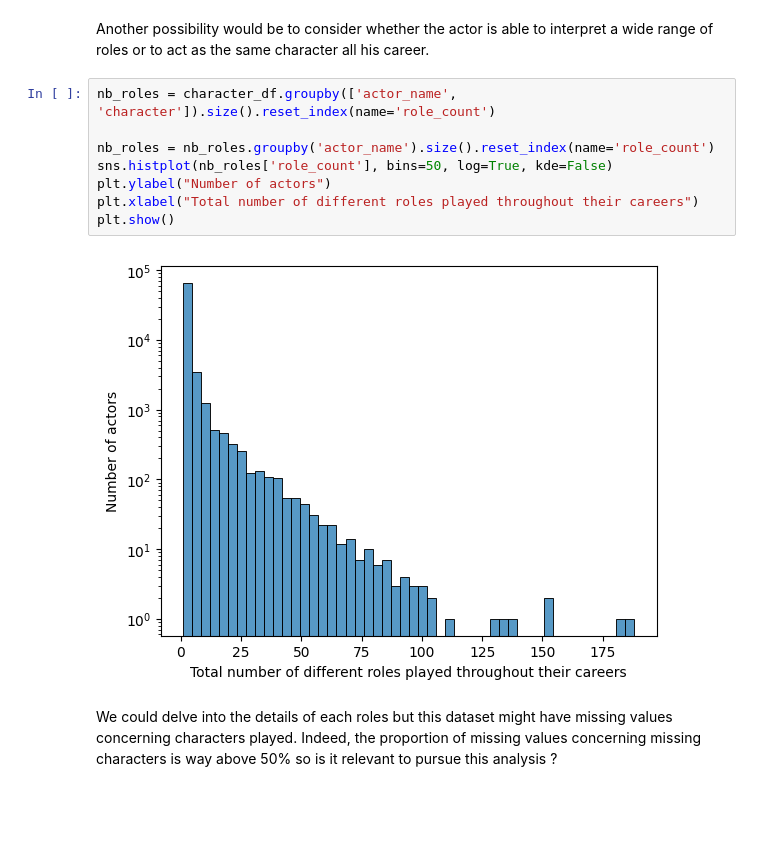
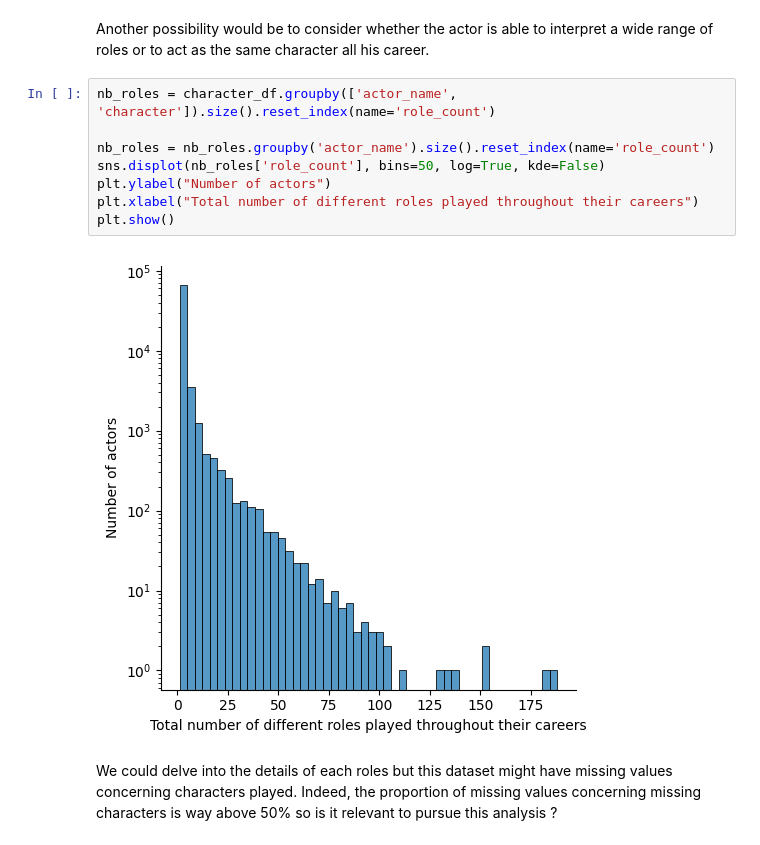
Before and after one commit to epfl-ada/ada-2023-project-datacuisiniers, a Jupyter notebook: p2_Malo.ipynb, the cells around one changed output. Cells and saved outputs as stored; diff of their text form; blank space fills up the shorter version.

```diff
--- a/p2_Malo.ipynb
+++ b/p2_Malo.ipynb
@@ -217,13 +213,13 @@ Another possibility would be to consider whether the actor is able to interpret
 # %%
 nb_roles = character_df.groupby(['actor_name', 'character']).size().reset_index(name='role_count')
 
 nb_roles = nb_roles.groupby('actor_name').size().reset_index(name='role_count')
-sns.histplot(nb_roles['role_count'], bins=50, log=True, kde=False)
+sns.displot(nb_roles['role_count'], bins=50, log=True, kde=False)
 plt.ylabel("Number of actors")
 plt.xlabel("Total number of different roles played throughout their careers")
 plt.show()
 # %% [output]
-[figure, old version]
+[figure, new version]
 # %% [markdown]
 We could delve into the details of each roles but this dataset might have missing values concerning characters played. Indeed, the proportion of missing values concerning missing characters is way above 50% so is it relevant to pursue this analysis ?
 # %%
```
Also changed, not shown: parts of 4 cells of this notebook.
